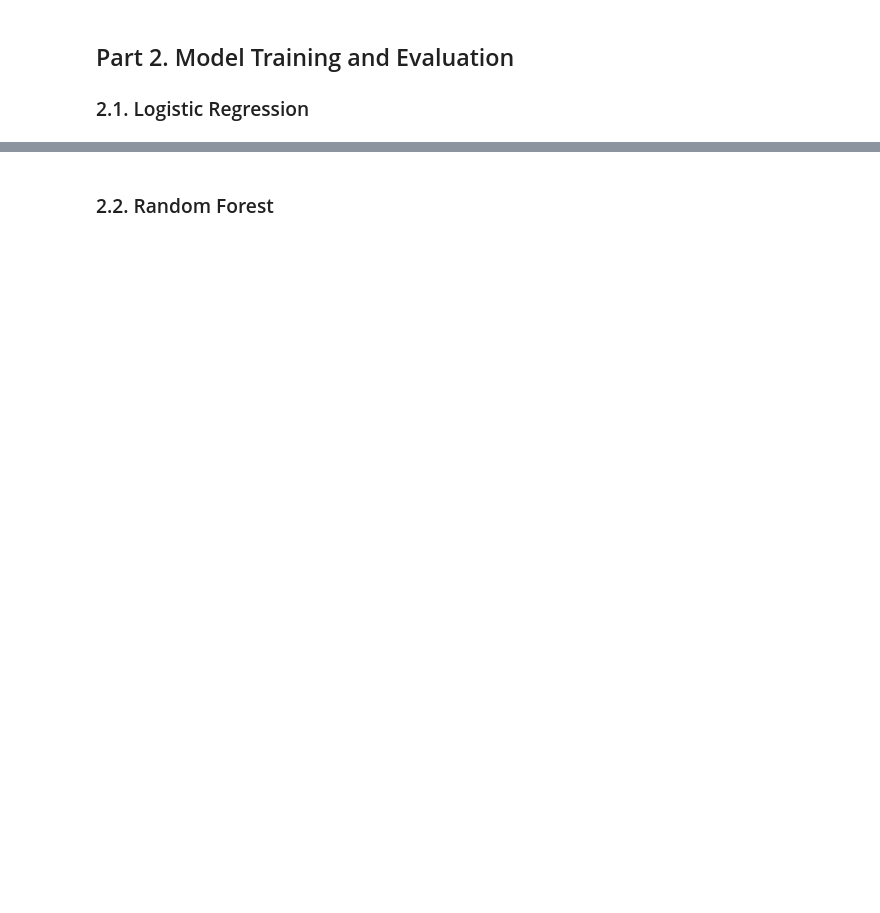
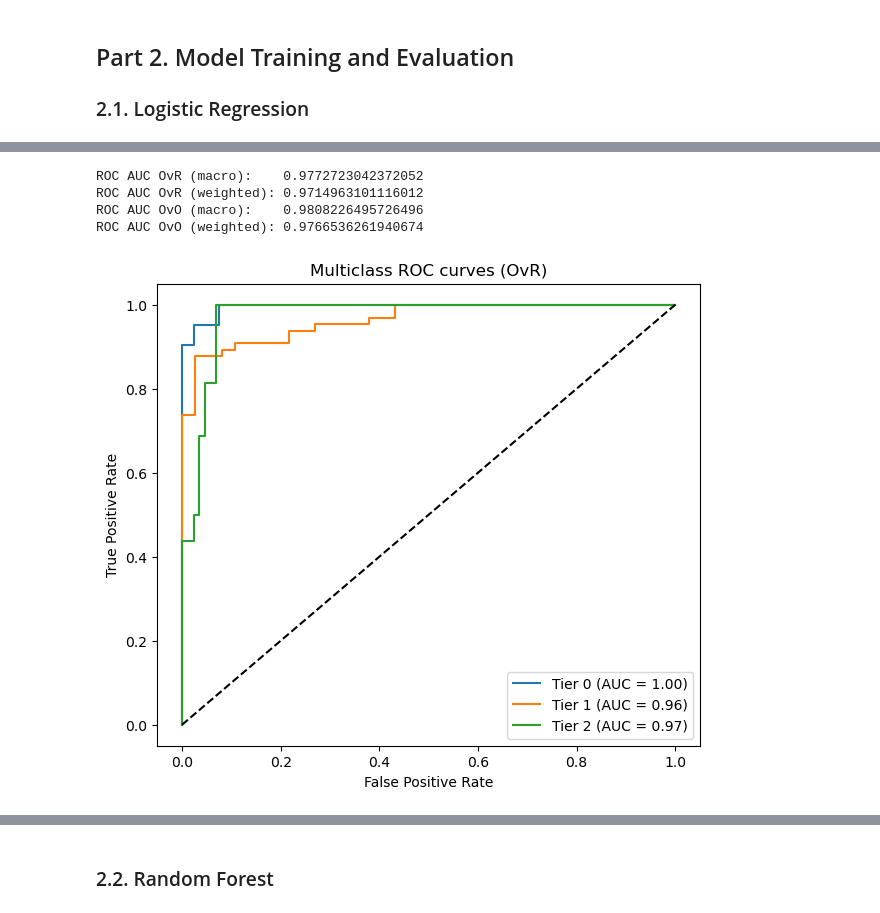
Before and after one commit to LavrenchukV/Classifying-EU-Sustainability-Performance, a Jupyter notebook: SDG_project.ipynb, the cells around one changed output, grey strips where cells are left out. Drawn from its saved outputs; the diff is of its cells as text; code cells hidden in the pictures; blank space fills up the shorter version.

```diff
--- a/SDG_project.ipynb
+++ b/SDG_project.ipynb
@@ -883,0 +837,47 @@ for tier in cdf.columns:
+# %%
+# Receiver Operating Characteristic (ROC) and Area Under Curve (AUC)
+# Used to estimate how well the model separates True Positive Rate (TPR) from False Positive Rate (FPR)
+# actual for multiclass classification (tier 0,1,2)
+
+from sklearn.metrics import roc_auc_score
+from sklearn.preprocessing import label_binarize
+from sklearn.metrics import roc_curve, auc
+
+#predicted probability of each class (tier)
+y_pred_probs = grid.best_estimator_.predict_proba(X_test)
+
+# multiclass ROC:
+# One-vs-Rest  (OvR) one class/tier vs. all other classes
+roc_auc_macro = roc_auc_score(y_test, y_pred_probs, multi_class="ovr", average="macro")
+roc_auc_weighted = roc_auc_score(y_test, y_pred_probs, multi_class="ovr", average="weighted")
+# One-vs-One (OvO) classification — all class pairs
+roc_auc_macro_ovo = roc_auc_score(y_test, y_pred_probs, multi_class="ovo", average="macro")
+roc_auc_weighted_ovo = roc_auc_score(y_test, y_pred_probs, multi_class="ovo", average="weighted")
+
+print("ROC AUC OvR (macro):   ", roc_auc_macro)
+print("ROC AUC OvR (weighted):", roc_auc_weighted)
+print("ROC AUC OvO (macro):   ", roc_auc_macro_ovo)
+print("ROC AUC OvO (weighted):", roc_auc_weighted_ovo)
+
+y_test_bin = label_binarize(y_test, classes=grid.best_estimator_.classes_)
+y_pred_probs = grid.best_estimator_.predict_proba(X_test)
+
+# multiclass ROC-AUC plot:
+plt.figure(figsize=(7, 6))
+for i, cls in enumerate(grid.best_estimator_.classes_):
+    fpr, tpr, _ = roc_curve(y_test_bin[:, i], y_pred_probs[:, i])
+    roc_auc = auc(fpr, tpr)
+    plt.plot(fpr, tpr, label=f"Tier {cls} (AUC = {roc_auc:.2f})")
+
+plt.plot([0, 1], [0, 1], "k--")
+plt.xlabel("False Positive Rate")
+plt.ylabel("True Positive Rate")
+plt.title("Multiclass ROC curves (OvR)")
+plt.legend(loc="lower right")
+plt.show()
+# %% [output]
+ROC AUC OvR (macro):    0.9772723042372052
+ROC AUC OvR (weighted): 0.9714963101116012
+ROC AUC OvO (macro):    0.9808226495726496
+ROC AUC OvO (weighted): 0.9766536261940674
+[figure, added]
```
Also changed, not shown: parts of 14 cells of this notebook, 6 other files.
